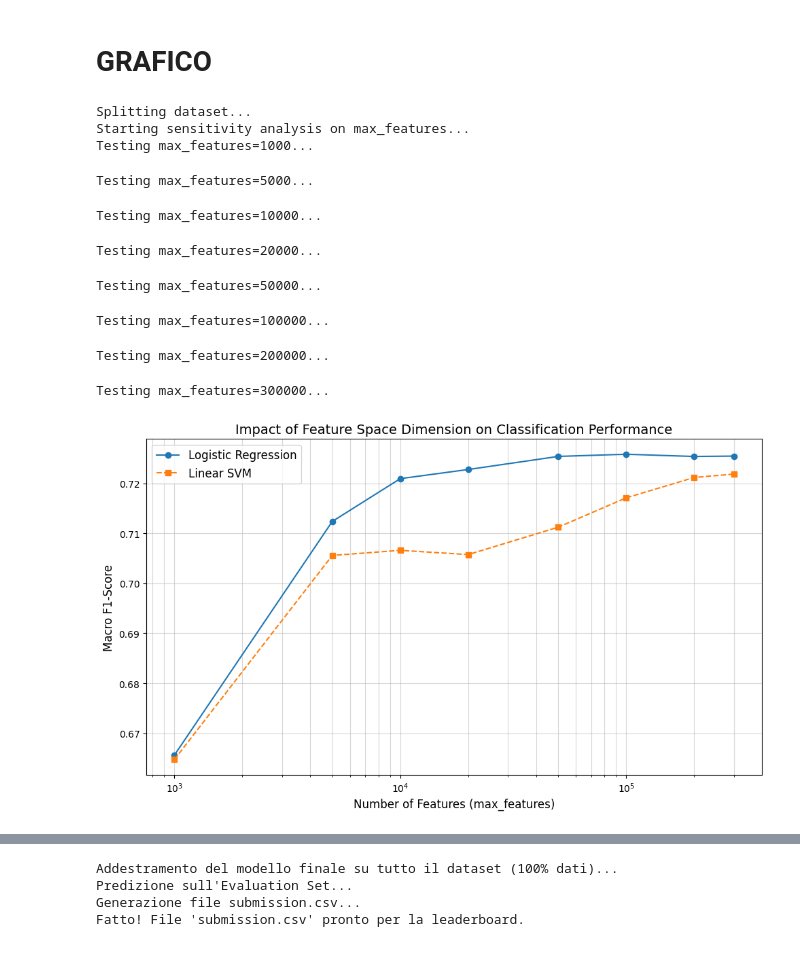
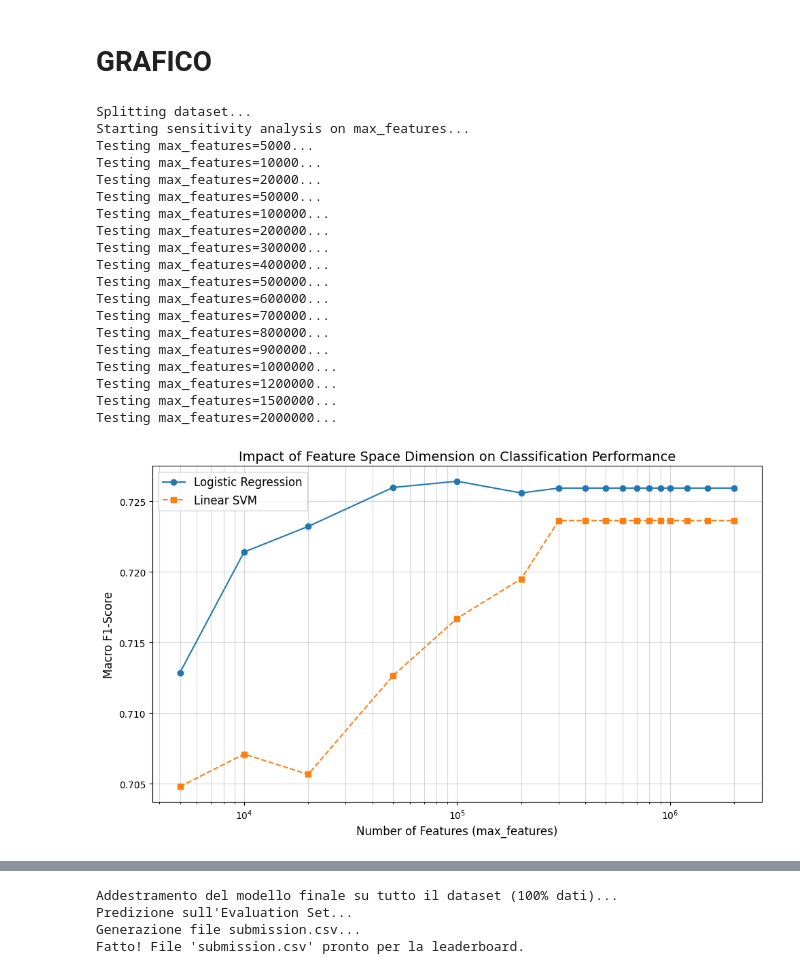
Before and after one commit to strafabio1/news-topic-classification, a Jupyter notebook: analysis.ipynb, the cells around one changed output, grey strips where cells are left out. Cells and saved outputs as stored; diff of their text form; code cells hidden in the pictures.

```diff
--- a/analysis.ipynb
+++ b/analysis.ipynb
@@ -271,7 +301,7 @@ pd.DataFrame({
 # %% [markdown]
 # Logistic Regression
 # %%
-classifier=LogisticRegression(random_state=42,max_iter=1000)
+classifier=LogisticRegression(random_state=42,max_iter=5000)
 
 model_pipeline = Pipeline([
     ('preprocessor', preprocessor),
@@ -279,22 +309,22 @@ model_pipeline = Pipeline([
 ])
 
 param_grid = {
-    'clf__C': [0.1],
-    'clf__penalty': ['l2'],
+    'clf__C': [0.1, 1, 10],
+    'l1_ratio': [0.0, 1.0],
+    'clf__solver': ['saga', 'liblinear'],
     'clf__class_weight': ['balanced'],
-    'preprocessor__txt__ngram_range': [(1,3)],
-    'preprocessor__txt__max_features': [100000],
-    'preprocessor__txt__max_df': [0.5],
-    'preprocessor__txt__min_df': [3],
-    'preprocessor__txt__stop_words': ['english'],
-    'preprocessor__txt__sublinear_tf': [True],
-    'preprocessor__txt__lowercase': [True]
+    'preprocessor__txt__ngram_range': [(1,3), (1,4)],
+    'preprocessor__txt__min_df': [2, 3, 4, 5],
+    'preprocessor__txt__max_df': [0.3, 0.4, 0.5, 0.6],
+    'preprocessor__cat__max_categories': [100, 200, 300, 500]
 }
+
+cv_strategy= StratifiedKFold(n_splits=5, shuffle=True, random_state=42)
 
 grid_search = GridSearchCV(
     model_pipeline,
     param_grid,
-    cv=5,
+    cv=cv_strategy,
     scoring='f1_macro',
     n_jobs=-1,
     verbose=2)
@@ -304,4 +334,5 @@ grid_search.fit(X, y)
 print("LOGISTIC REGRESSION - Grid Search Results:")
 print(grid_search.best_params_)
 print(f"Best Cross-Validation Macro F1: {grid_search.best_score_:.4f}")
+best_model = grid_search.best_estimator_
 # %% [output]
@@ -334,7 +358,7 @@ X_train, X_val, y_train, y_val = train_test_split(
 # 2. Definizione dei valori da testare
 # Consiglio accademico: usate una scala logaritmica o geometrica per coprire ordini di grandezza diversi.
 # Testiamo da 1.000 a 300.000 feature. Oltre 100-200k raramente c'è guadagno in F1-Macro.
-max_features_list = [1000, 5000, 10000, 20000, 50000, 100000, 200000, 300000]
+max_features_list = [5000, 10000, 20000, 50000, 100000, 200000, 300000, 400000, 500000, 600000, 700000, 800000, 900000, 1000000, 1200000, 1500000, 2000000]
 
 scores_lr = []
 scores_svm = []
@@ -349,54 +373,65 @@ for max_feat in max_features_list:
     # Qui assumo una struttura standard basata sul vostro snippet
 
     preprocessor.set_params(txt__max_features=max_feat)
+    preprocessor.set_params(txt__min_df=2)
+    preprocessor.set_params(txt__max_df=0.5)
 
     # Pipeline SVM
     pipe_svm = Pipeline([
         ('preprocessor', preprocessor),
-        ('clf', LinearSVC(class_weight='balanced', random_state=42, dual=False))
+        ('clf', LinearSVC(class_weight='balanced', random_state=42))
     ])
 
     # Pipeline LogReg
     pipe_lr = Pipeline([
         ('preprocessor', preprocessor),
-        ('clf', LogisticRegression(class_weight='balanced', random_state=42, n_jobs=-1, max_iter=1000))
+        ('clf', LogisticRegression(class_weight='balanced', random_state=42, max_iter=1000))
     ])
 
     # Fit e Score su SVM
     pipe_svm.fit(X_train, y_train)
     y_pred_svm = pipe_svm.predict(X_val)
     scores_svm.append(f1_score(y_val, y_pred_svm, average='macro'))
 
     # Fit e Score su LogReg
     pipe_lr.fit(X_train, y_train)
     y_pred_lr = pipe_lr.predict(X_val)
     scores_lr.append(f1_score(y_val, y_pred_lr, average='macro'))
 
 # 3. Plotting
 plt.figure(figsize=(10, 6))
 plt.plot(max_features_list, scores_lr, label='Logistic Regression', marker='o', linestyle='-')
 plt.plot(max_features_list, scores_svm, label='Linear SVM', marker='s', linestyle='--')
 
 plt.title('Impact of Feature Space Dimension on Classification Performance', fontsize=14)
 plt.xlabel('Number of Features (max_features)', fontsize=12)
 plt.ylabel('Macro F1-Score', fontsize=12)
 plt.grid(True, which="both", ls="-", alpha=0.5)
 plt.legend(fontsize=12)
 plt.xscale('log') # Fondamentale se spaziate molto i valori
 plt.tight_layout()
 plt.show()
 # %% [output]
 Splitting dataset...
 Starting sensitivity analysis on max_features...
-Testing max_features=1000...
+Testing max_features=5000...
+Testing max_features=10000...
+Testing max_features=20000...
+Testing max_features=50000...
+Testing max_features=100000...
+Testing max_features=200000...
+Testing max_features=300000...
+Testing max_features=400000...
+Testing max_features=500000...
+Testing max_features=600000...
+Testing max_features=700000...
+Testing max_features=800000...
+Testing max_features=900000...
+Testing max_features=1000000...
+Testing max_features=1200000...
+Testing max_features=1500000...
+Testing max_features=2000000...
-Testing max_features=5000...
-Testing max_features=10000...
-Testing max_features=20000...
-Testing max_features=50000...
-Testing max_features=100000...
-Testing max_features=200000...
-Testing max_features=300000...
-[figure, old version]
+[figure, new version]
 # %%
 # ... (codice precedente invariato)
 
```
Also changed, not shown: parts of 17 cells of this notebook.
